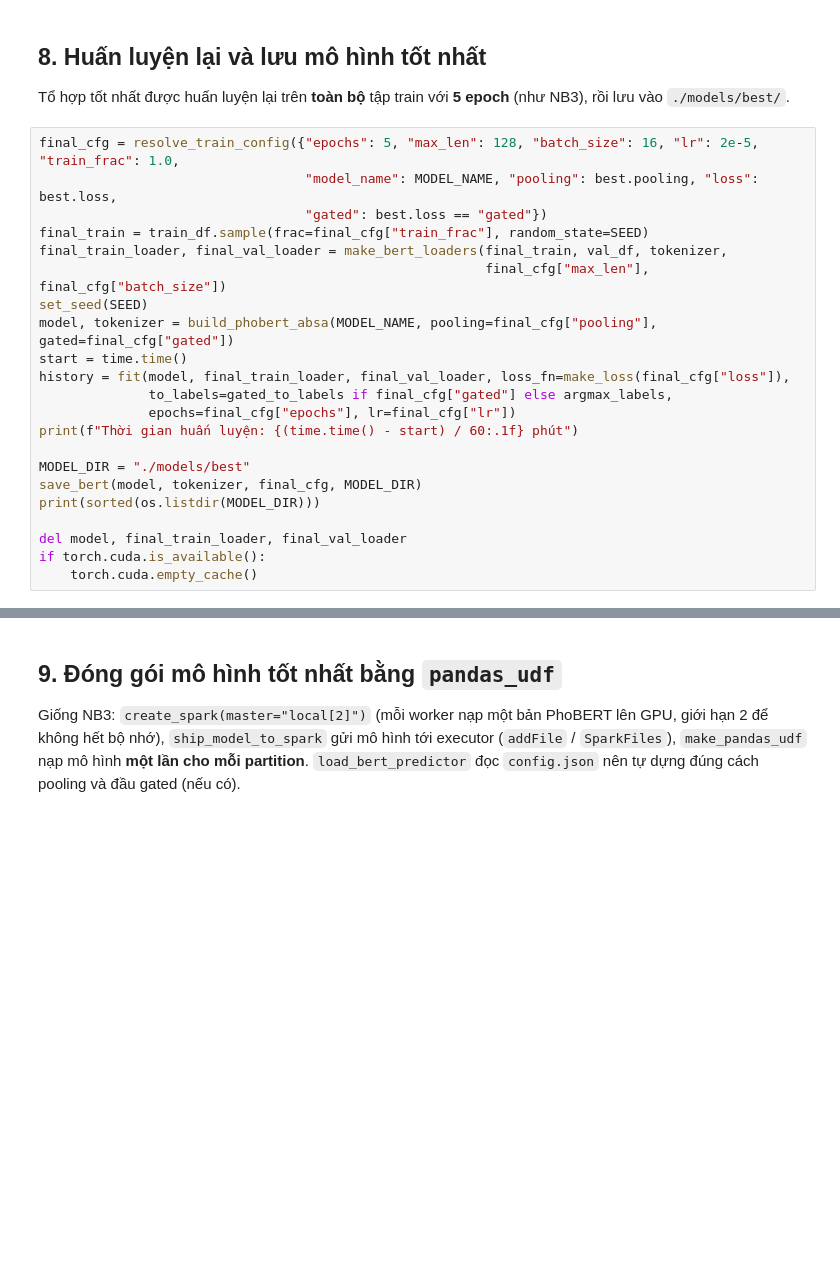
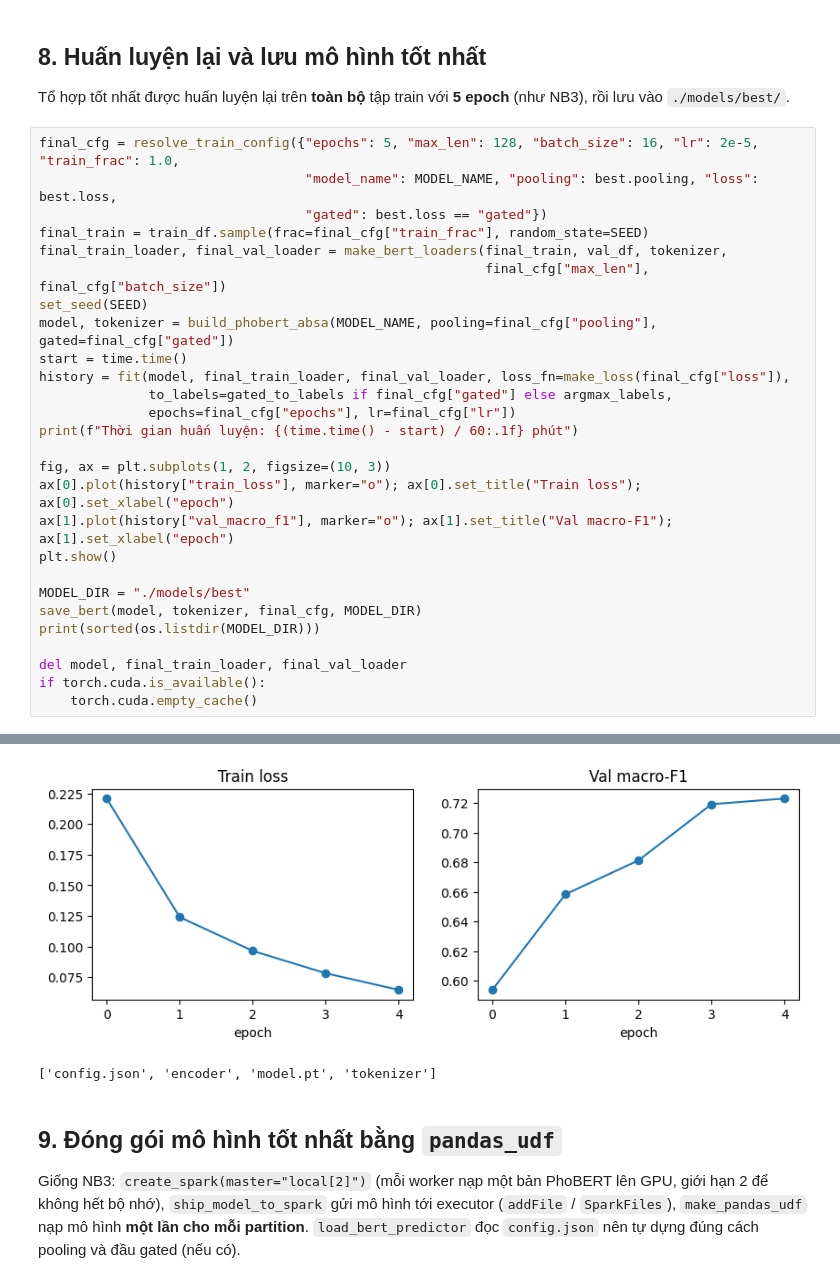
Before and after one commit to PeterBrr/absa-spark, a Jupyter notebook: notebooks/05_bert_experiments.ipynb, the cells around one changed output, grey strips where cells are left out. Drawn from its saved outputs; the diff is of its cells as text; blank space fills up the shorter version.

```diff
--- a/notebooks/05_bert_experiments.ipynb
+++ b/notebooks/05_bert_experiments.ipynb
@@ -1130,6 +1142,11 @@ history = fit(model, final_train_loader, final_val_loader, loss_fn=make_loss(fin
               epochs=final_cfg["epochs"], lr=final_cfg["lr"])
 print(f"Thời gian huấn luyện: {(time.time() - start) / 60:.1f} phút")
 
+fig, ax = plt.subplots(1, 2, figsize=(10, 3))
+ax[0].plot(history["train_loss"], marker="o"); ax[0].set_title("Train loss"); ax[0].set_xlabel("epoch")
+ax[1].plot(history["val_macro_f1"], marker="o"); ax[1].set_title("Val macro-F1"); ax[1].set_xlabel("epoch")
+plt.show()
+
 MODEL_DIR = "./models/best"
 save_bert(model, tokenizer, final_cfg, MODEL_DIR)
 print(sorted(os.listdir(MODEL_DIR)))
@@ -1163,3 +1179,5 @@ Thời gian huấn luyện: 10.0 phút
+[figure, added]
+['config.json', 'encoder', 'model.pt', 'tokenizer']
 # %% [markdown]
 ## 9. Đóng gói mô hình tốt nhất bằng `pandas_udf`
 
```
Also changed, not shown: parts of 9 cells of this notebook, 10 other files.
